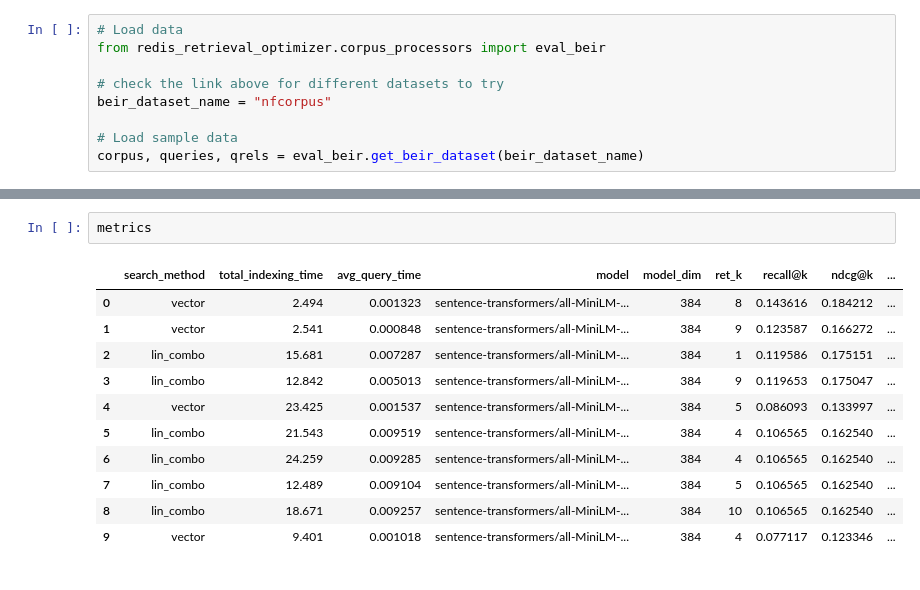
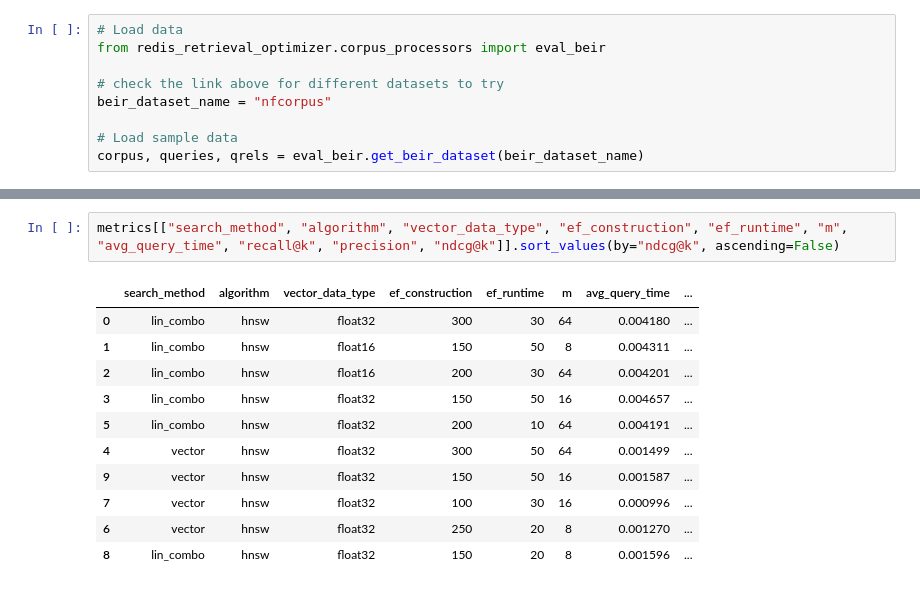
Before and after one commit to redis-applied-ai/redis-retrieval-optimizer, a Jupyter notebook: docs/examples/bayesian_optimization/00_bayes_study.ipynb, the cells around one changed output, grey strips where cells are left out. Saved outputs shown, nothing was run; the diff lists cells and outputs as text.

```diff
--- a/docs/examples/bayesian_optimization/00_bayes_study.ipynb
+++ b/docs/examples/bayesian_optimization/00_bayes_study.ipynb
@@ -80,14 +138,14 @@ Recreating index...
 # %%
-metrics
+metrics[["search_method", "algorithm", "vector_data_type", "ef_construction", "ef_runtime", "m", "avg_query_time", "recall@k", "precision", "ndcg@k"]].sort_values(by="ndcg@k", ascending=False)
 # %% [output]
-|  | search_method | total_indexing_time | avg_query_time | model | model_dim | ret_k | recall@k | ndcg@k | ... |
-| 0 | vector | 2.494 | 0.001323 | sentence-transformers/all-MiniLM-... | 384 | 8 | 0.143616 | 0.184212 | ... |
-| 1 | vector | 2.541 | 0.000848 | sentence-transformers/all-MiniLM-... | 384 | 9 | 0.123587 | 0.166272 | ... |
-| 2 | lin_combo | 15.681 | 0.007287 | sentence-transformers/all-MiniLM-... | 384 | 1 | 0.119586 | 0.175151 | ... |
-| 3 | lin_combo | 12.842 | 0.005013 | sentence-transformers/all-MiniLM-... | 384 | 9 | 0.119653 | 0.175047 | ... |
-| 4 | vector | 23.425 | 0.001537 | sentence-transformers/all-MiniLM-... | 384 | 5 | 0.086093 | 0.133997 | ... |
-| 5 | lin_combo | 21.543 | 0.009519 | sentence-transformers/all-MiniLM-... | 384 | 4 | 0.106565 | 0.162540 | ... |
-| 6 | lin_combo | 24.259 | 0.009285 | sentence-transformers/all-MiniLM-... | 384 | 4 | 0.106565 | 0.162540 | ... |
-| 7 | lin_combo | 12.489 | 0.009104 | sentence-transformers/all-MiniLM-... | 384 | 5 | 0.106565 | 0.162540 | ... |
-| 8 | lin_combo | 18.671 | 0.009257 | sentence-transformers/all-MiniLM-... | 384 | 10 | 0.106565 | 0.162540 | ... |
-| 9 | vector | 9.401 | 0.001018 | sentence-transformers/all-MiniLM-... | 384 | 4 | 0.077117 | 0.123346 | ... |
+|  | search_method | algorithm | vector_data_type | ef_construction | ef_runtime | m | avg_query_time | ... |
+| 0 | lin_combo | hnsw | float32 | 300 | 30 | 64 | 0.004180 | ... |
+| 1 | lin_combo | hnsw | float16 | 150 | 50 | 8 | 0.004311 | ... |
+| 2 | lin_combo | hnsw | float16 | 200 | 30 | 64 | 0.004201 | ... |
+| 3 | lin_combo | hnsw | float32 | 150 | 50 | 16 | 0.004657 | ... |
+| 5 | lin_combo | hnsw | float32 | 200 | 10 | 64 | 0.004191 | ... |
+| 4 | vector | hnsw | float32 | 300 | 50 | 64 | 0.001499 | ... |
+| 9 | vector | hnsw | float32 | 150 | 50 | 16 | 0.001587 | ... |
+| 7 | vector | hnsw | float32 | 100 | 30 | 16 | 0.000996 | ... |
+| 6 | vector | hnsw | float32 | 250 | 20 | 8 | 0.001270 | ... |
+| 8 | lin_combo | hnsw | float32 | 150 | 20 | 8 | 0.001596 | ... |
```
Also changed, not shown: parts of 4 cells of this notebook, 21 other files.
